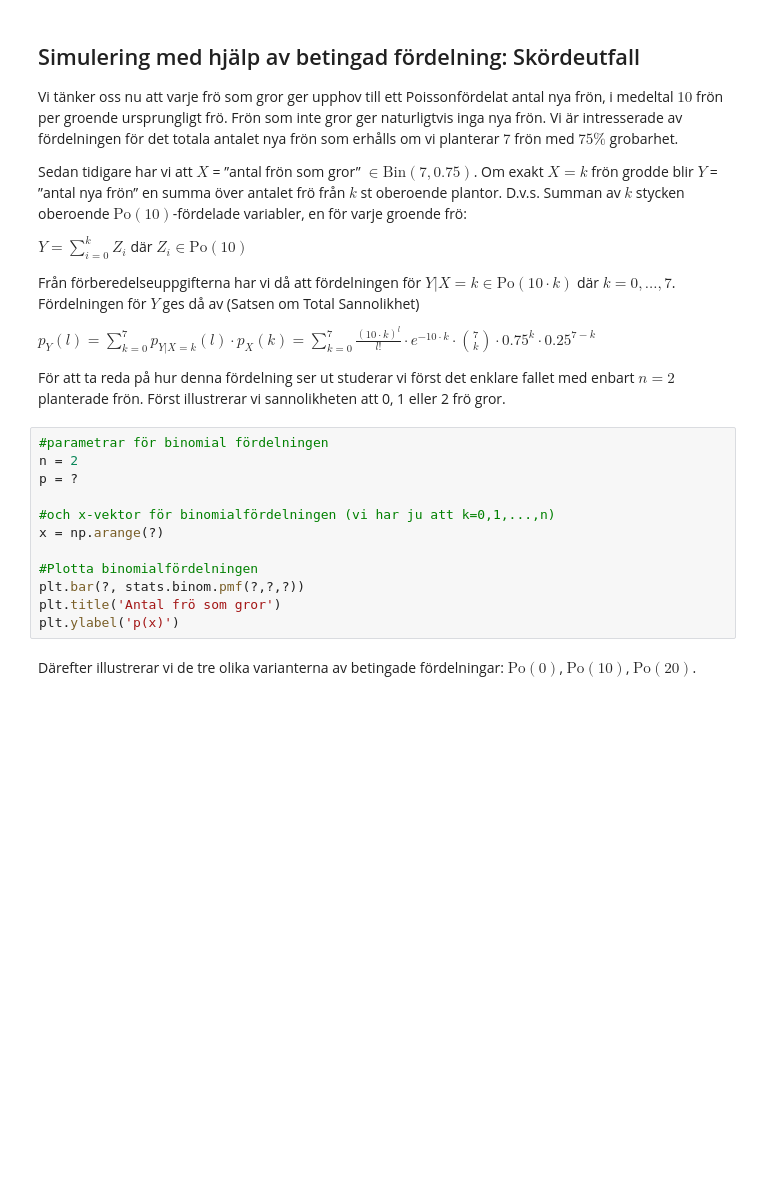
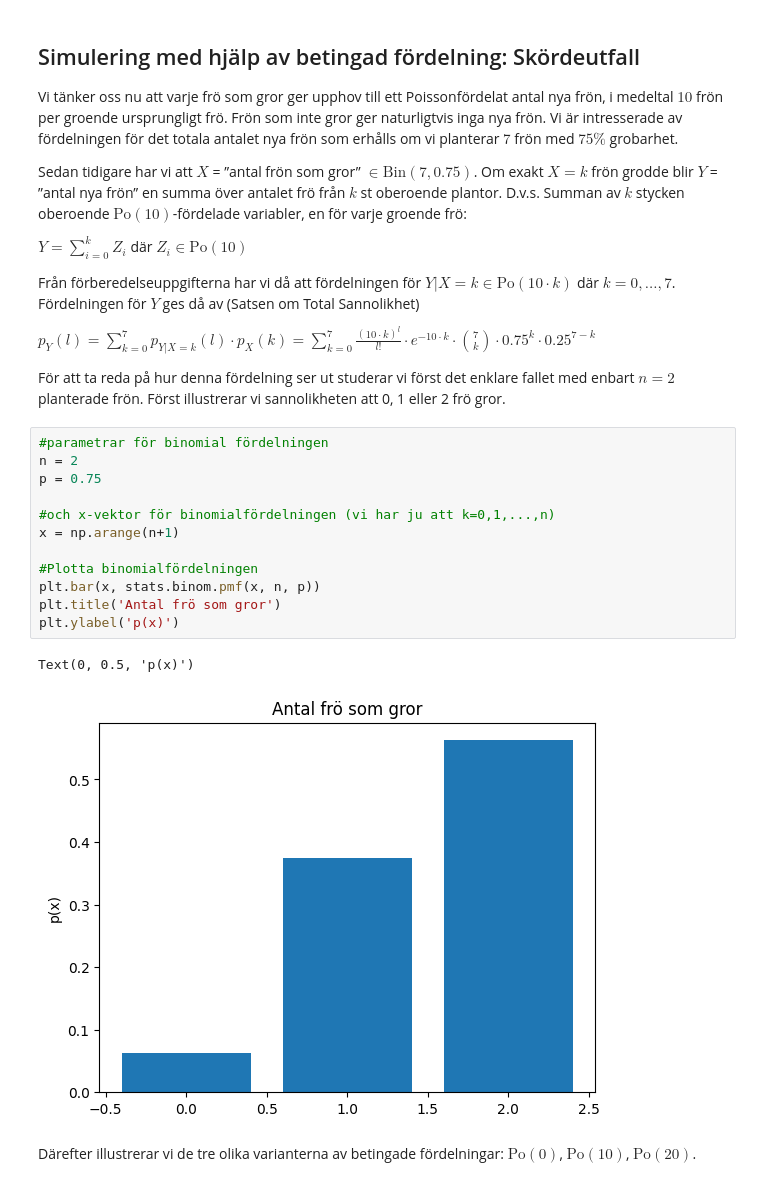
Before and after one commit to GITGUOD/FMSF20-Matematisk-statistik-allm-nkurs, a Jupyter notebook: Lab2/fmsf20_lab2_HT24.ipynb, the cells around one changed output. Drawn from its saved outputs; the diff is of its cells as text; blank space fills up the shorter version.

```diff
--- a/Lab2/fmsf20_lab2_HT24.ipynb
+++ b/Lab2/fmsf20_lab2_HT24.ipynb
@@ -195,15 +256,18 @@ planterade frön. Först illustrerar vi sannolikheten att 0, 1 eller 2 frö gror
 # %%
 #parametrar för binomial fördelningen
 n = 2
-p = ?
+p = 0.75
 
 #och x-vektor för binomialfördelningen (vi har ju att k=0,1,...,n)
-x = np.arange(?)
+x = np.arange(n+1)
 
 #Plotta binomialfördelningen
-plt.bar(?, stats.binom.pmf(?,?,?))
+plt.bar(x, stats.binom.pmf(x, n, p))
 plt.title('Antal frö som gror')
 plt.ylabel('p(x)')
+# %% [output]
+Text(0, 0.5, 'p(x)')
+[figure, added]
 # %% [markdown]
  Därefter illustrerar vi de tre olika varianterna av betingade fördelningar: $\text{Po}(0)$, $\text{Po}(10)$, $\text{Po}(20)$.
 # %%
```
Also changed, not shown: parts of 24 cells of this notebook, 3 other files.
